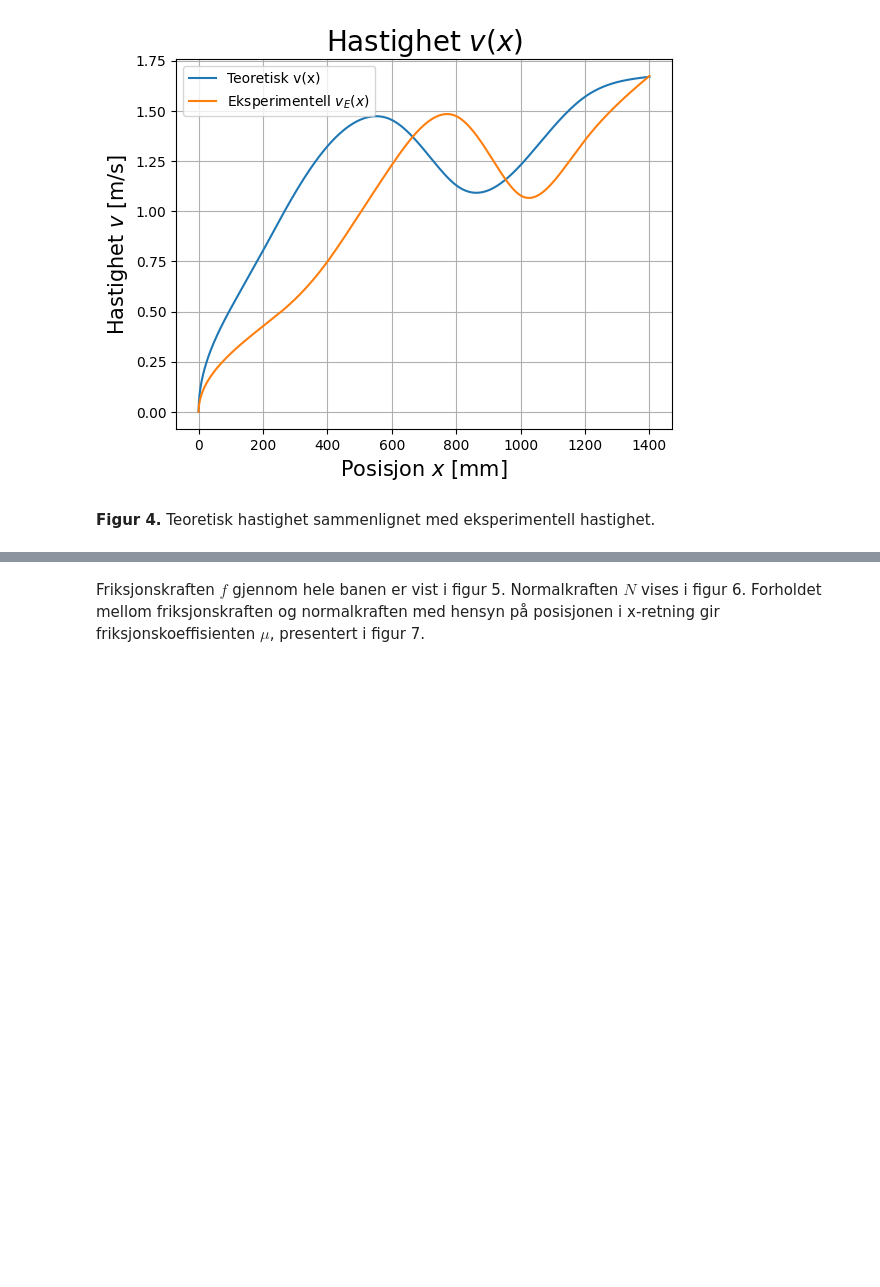
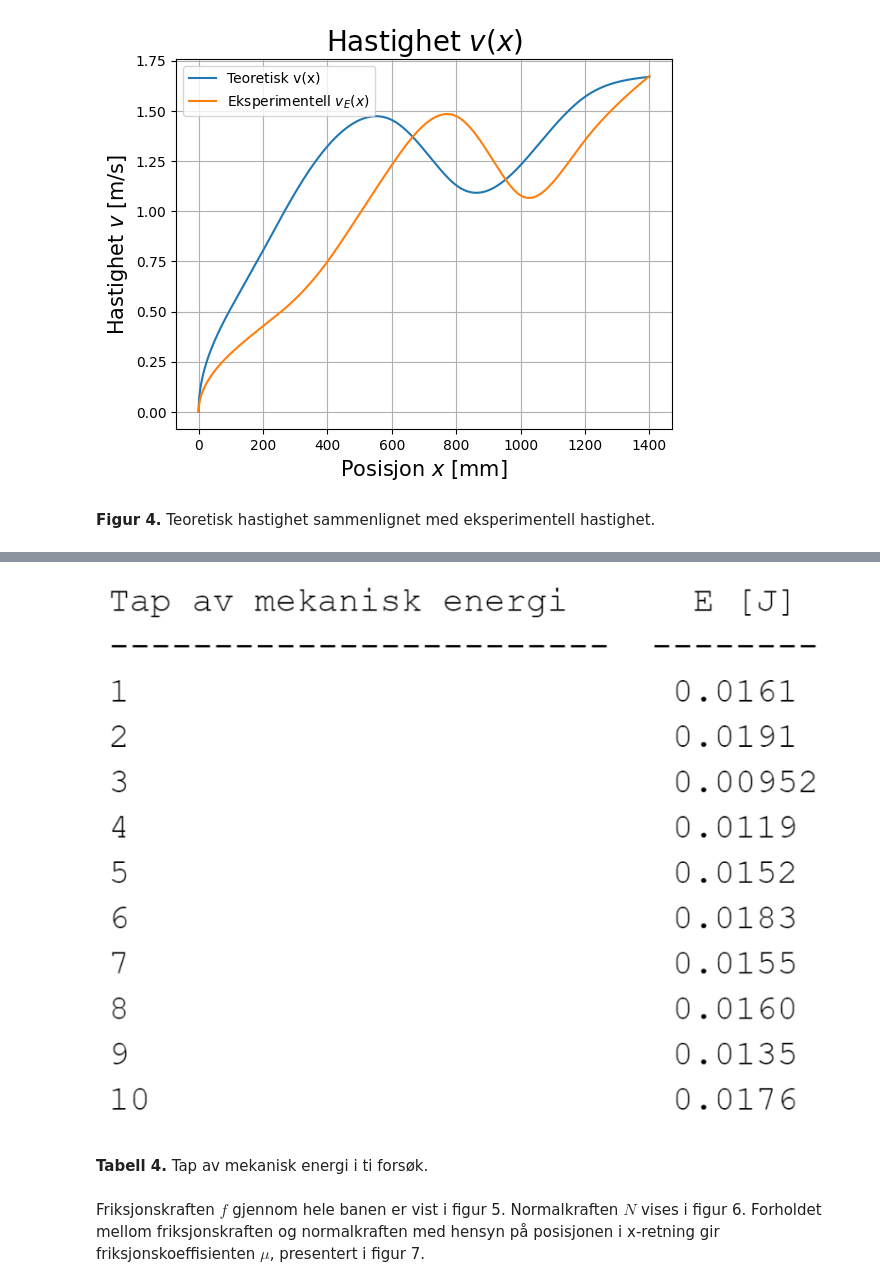
Before and after one commit to angrycompany16/Fysikk-lab, a Jupyter notebook: project.ipynb, the cells around one changed output, grey strips where cells are left out. Saved outputs shown, nothing was run; the diff lists cells and outputs as text; code cells hidden in the pictures; blank space fills up the shorter version.

```diff
--- a/project.ipynb
+++ b/project.ipynb
@@ -180,3 +199,9 @@ display.Image("images/tabell_kinetisk_energi.png")
+# %%
+display.Image("images/tabell_tap_mekanisk_energi.png")
+# %% [output]
+[figure, added]
+# %% [markdown]
+<b>Tabell 4.</b> Tap av mekanisk energi i ti forsøk.
 # %% [markdown]
 Friksjonskraften $f$ gjennom hele banen er vist i figur 5. Normalkraften  $N$ vises i figur 6. Forholdet mellom friksjonskraften og normalkraften med hensyn på posisjonen i x-retning gir friksjonskoeffisienten $μ$, presentert i figur 7.
 # %%
```
Also changed, not shown: parts of 16 cells of this notebook, 4 other files.
